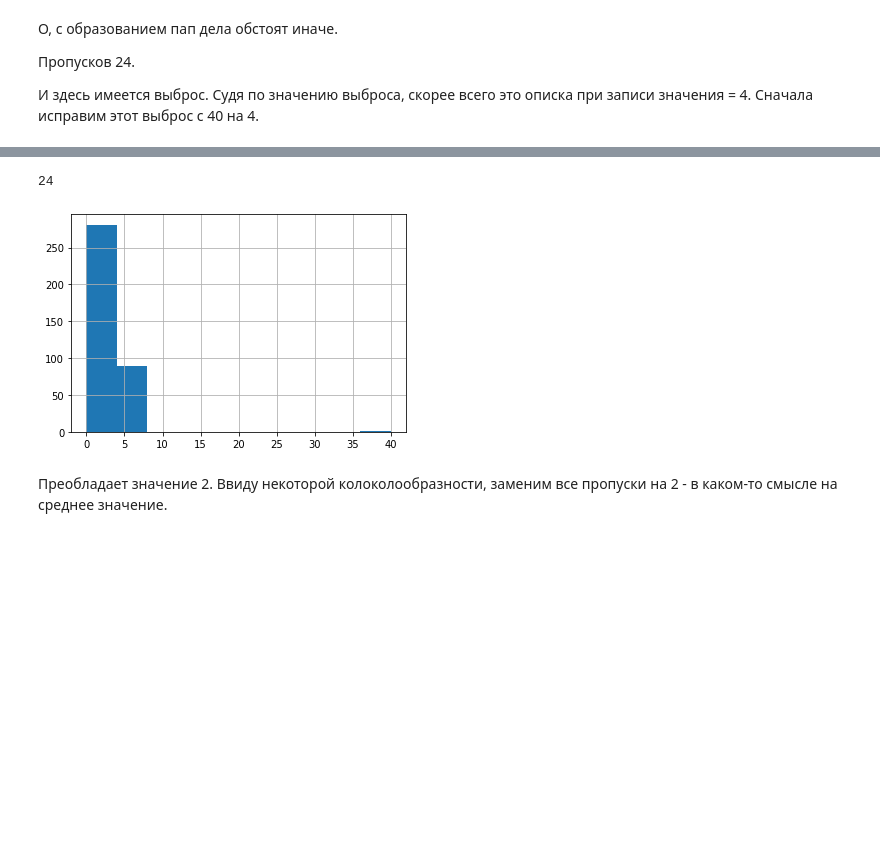
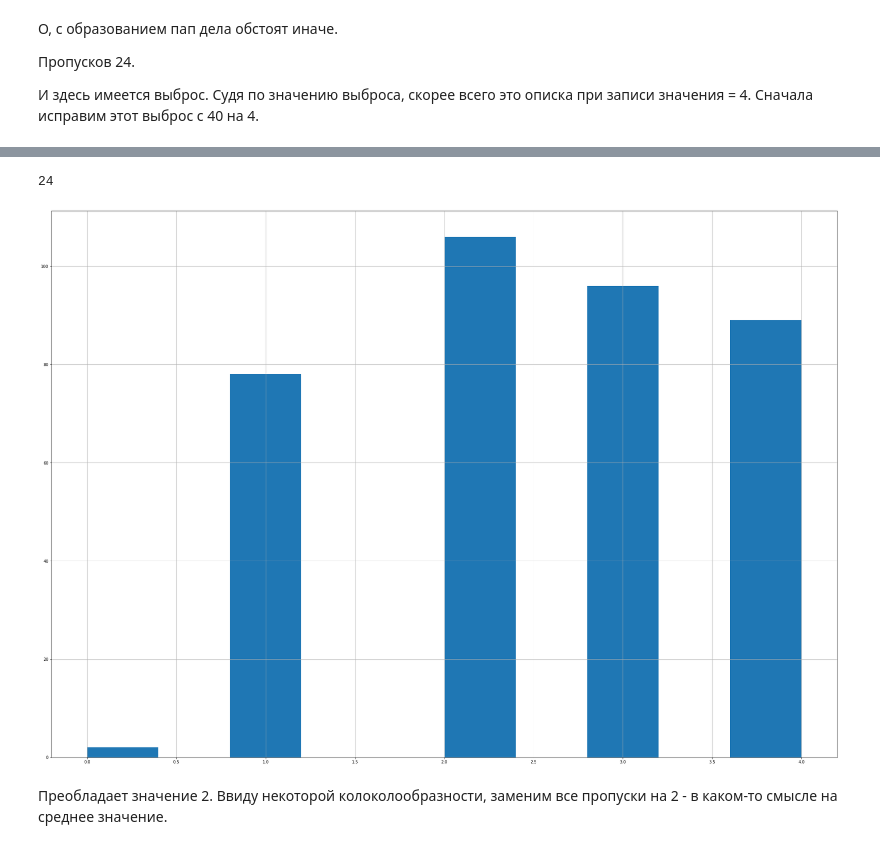
Before and after one commit to obkiselev/SF, a Jupyter notebook: real_DS-05_EDA/homework/stud_math.ipynb, the cells around one changed output, grey strips where cells are left out. Cells and saved outputs as stored; diff of their text form; code cells hidden in the pictures; blank space fills up the shorter version.

```diff
--- a/real_DS-05_EDA/homework/stud_math.ipynb
+++ b/real_DS-05_EDA/homework/stud_math.ipynb
@@ -545,10 +520,10 @@ Name: Fedu, dtype: int64
 Пропусков 24.
 
 И здесь имеется выброс. Судя по значению выброса, скорее всего это описка при записи значения = 4. Сначала исправим этот выброс с 40 на 4.
-# %%
-idx = stud.Fedu.loc[stud.Fedu == 40]
-stud.loc[idx, 'Fedu'] = 4
 # %%
+Fedu_out_idx = stud.Fedu.loc[stud.Fedu == 40.]
+stud.Fedu = stud.Fedu.apply(lambda x: 4. if x == 40. else x)
+
 # Снова построим распределение, уже без выброса
 stud.Fedu.hist();
 print(stud.Fedu.value_counts())
@@ -563,6 +537,6 @@ stud.Fedu.isnull().sum()
 Name: Fedu, dtype: int64
 24
-[figure, old version]
+[figure, new version]
 # %% [markdown]
 Преобладает значение 2. Ввиду некоторой колоколообразности, заменим все пропуски на 2 - в каком-то смысле на среднее значение.
 # %%
```
Also changed, not shown: parts of 79 cells of this notebook, 1 other file.
